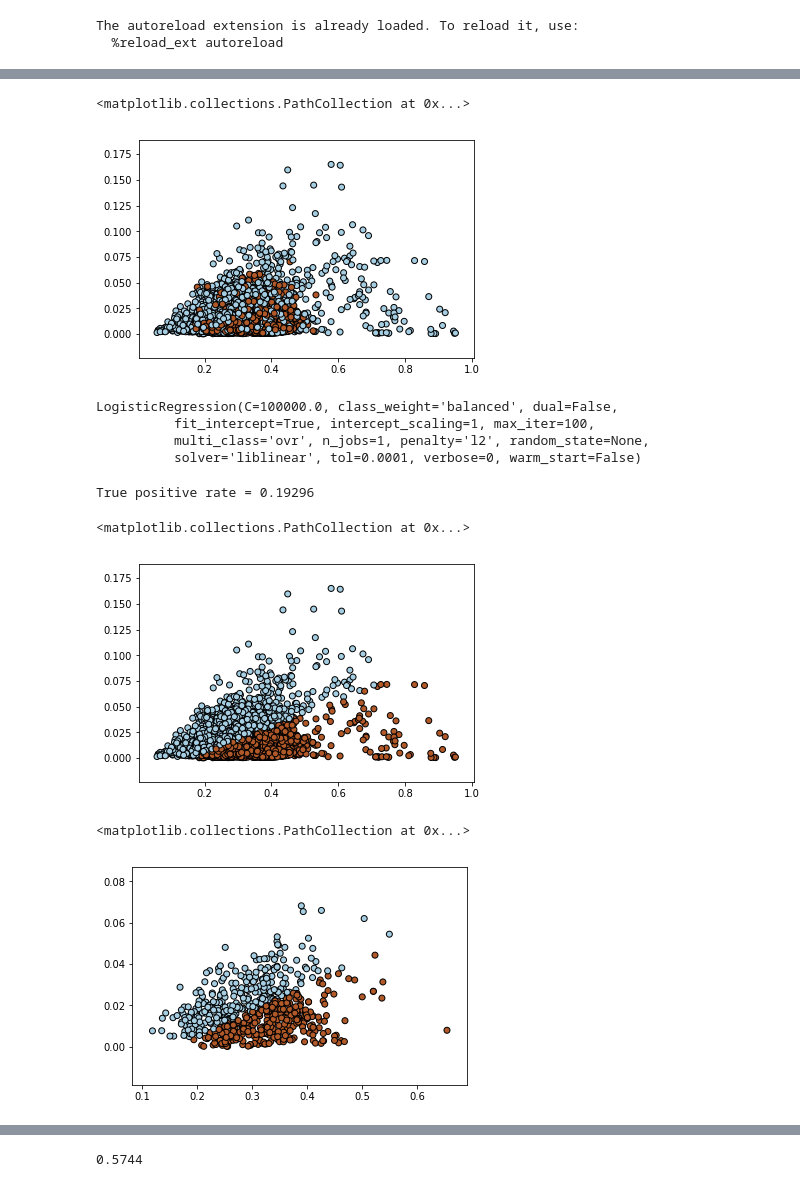
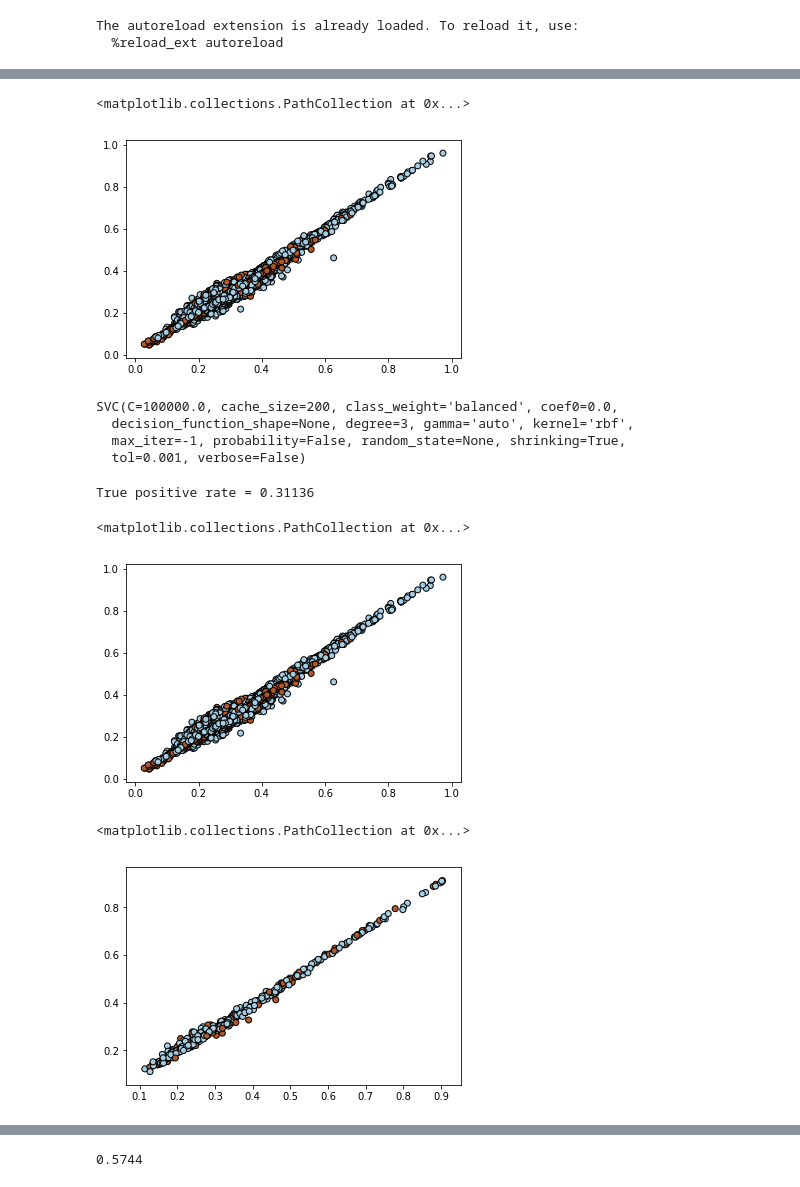
Before and after one commit to MikaelMorales/ML_Project, a Jupyter notebook: project_road_segmentation/implementation/working_copy_segment_aerial_images.ipynb, the cells around one changed output, grey strips where cells are left out. Saved outputs shown, nothing was run; the diff lists cells and outputs as text; code cells hidden in the pictures.

Commit message:
first try with patch indexes

```diff
--- a/project_road_segmentation/implementation/working_copy_segment_aerial_images.ipynb
+++ b/project_road_segmentation/implementation/working_copy_segment_aerial_images.ipynb
@@ -46,7 +46,7 @@ gt_patches =  np.asarray([gt_patches[i][j] for i in range(len(gt_patches)) for j
 # Compute features for each image patch
 foreground_threshold = 0.25 # percentage of pixels > 1 required to assign a foreground label to a patch
 
-X = np.asarray([extract_features_2d(img_patches[i]) for i in range(len(img_patches))])
+X = np.asarray([extract_features_8d(img_patches[i],i,patch_size,400) for i in range(len(img_patches))])
 Y = np.asarray([value_to_class(np.mean(gt_patches[i]), foreground_threshold) for i in range(len(gt_patches))])
 # %%
 # Print feature statistics
@@ -76,20 +76,27 @@ plt.imshow(gt_patches[Y1[3]], cmap='Greys_r')
 plt.scatter(X[:, 0], X[:, 1], c=Y, edgecolors='k', cmap=plt.cm.Paired)
 # %% [output]
 <matplotlib.collections.PathCollection at 0x...>
-[figure, old version]
+[figure, new version]
 # %%
 # train a logistic regression classifier
 
-from sklearn import linear_model
+#from sklearn import linear_model
 
 # we create an instance of the classifier and fit the data
-logreg = linear_model.LogisticRegression(C=1e5, class_weight="balanced")
+#logreg = linear_model.LogisticRegression(C=1e5, class_weight="balanced")
+#logreg.fit(X, Y)
+# train a logistic regression classifier
+
+from sklearn import svm
+
+# we create an instance of the classifier and fit the data
+logreg = svm.SVC(C=1e5, class_weight="balanced")
 logreg.fit(X, Y)
 # %% [output]
-LogisticRegression(C=100000.0, class_weight='balanced', dual=False,
-          fit_intercept=True, intercept_scaling=1, max_iter=100,
-          multi_class='ovr', n_jobs=1, penalty='l2', random_state=None,
-          solver='liblinear', tol=0.0001, verbose=0, warm_start=False)
+SVC(C=100000.0, cache_size=200, class_weight='balanced', coef0=0.0,
+  decision_function_shape=None, degree=3, gamma='auto', kernel='rbf',
+  max_iter=-1, probability=False, random_state=None, shrinking=True,
+  tol=0.001, verbose=False)
 # %%
 # Predict on the training set
 Z = logreg.predict(X)
@@ -101,23 +108,23 @@ Yn = np.nonzero(Y)[0]
 TPR = len(list(set(Yn) & set(Zn))) / float(len(Z))
 print('True positive rate = ' + str(TPR))
 # %% [output]
-True positive rate = 0.19296
+True positive rate = 0.31136
 # %%
 # Plot features using predictions to color datapoints
 plt.scatter(X[:, 0], X[:, 1], c=Z, edgecolors='k', cmap=plt.cm.Paired)
 # %% [output]
 <matplotlib.collections.PathCollection at 0x...>
-[figure, old version]
+[figure, new version]
 # %%
 # Run prediction on the img_idx-th image
 img_idx = 12
 
-Xi = extract_img_features(image_dir + files[img_idx], patch_size)
+Xi = extract_img_features_8d(image_dir + files[img_idx], patch_size)
 Zi = logreg.predict(Xi)
 plt.scatter(Xi[:, 0], Xi[:, 1], c=Zi, edgecolors='k', cmap=plt.cm.Paired)
 # %% [output]
 <matplotlib.collections.PathCollection at 0x...>
-[figure, old version]
+[figure, new version]
 # %%
 # Display prediction as an image
 
```
Also changed, not shown: parts of 4 cells of this notebook, 1 other file.
